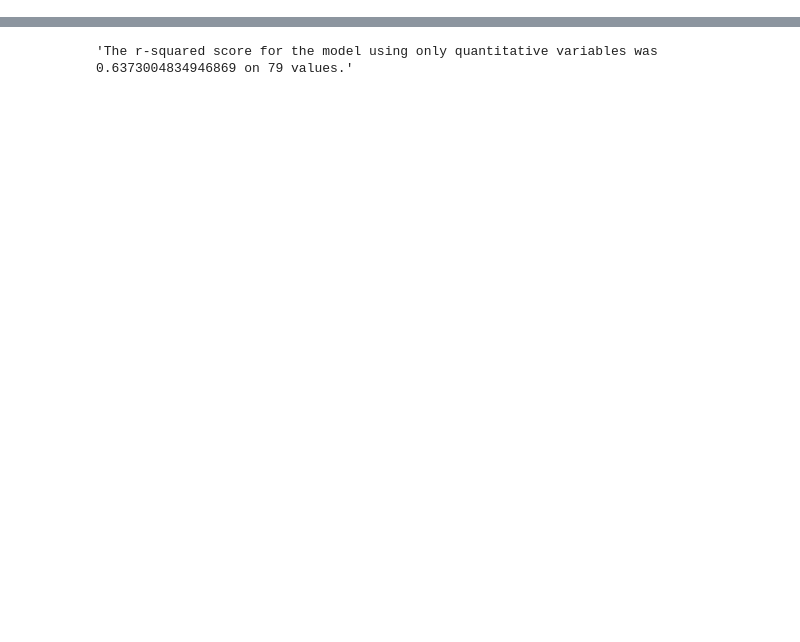
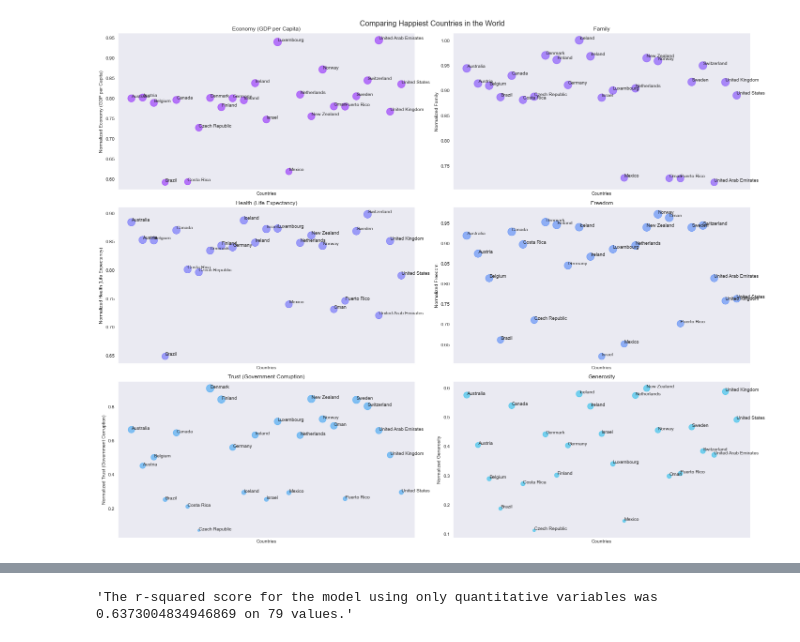
Before and after one commit to saikirankannaiah/pursuit_of_happiness, a Jupyter notebook: Happiness_Analysis.ipynb, the cells around one changed output, grey strips where cells are left out. Cells and saved outputs as stored; diff of their text form; code cells hidden in the pictures; blank space fills up the shorter version.

```diff
--- a/Happiness_Analysis.ipynb
+++ b/Happiness_Analysis.ipynb
@@ -93,4 +0,0 @@ plt.savefig('./plots/Report_results.png', bbox_inches='tight')
-# %%
-columns = df.columns
-cols_to_investigate = ['Economy (GDP per Capita)', 'Family', 'Health (Life Expectancy)',
-       'Freedom', 'Trust (Government Corruption)', 'Generosity', 'Happiness Score']
@@ -504,0 +179,27 @@ Index(['Country', 'Happiness Rank', 'Happiness Score',
+# %%
+# Resetting the index for conveniece
+df_happy_countries_mean = df_mean[df_mean['Happiness Score'] >= 0.8].reset_index(drop=True)
+markerindex = [',', 'x', '+', 'v', '^', '<', '>', 's', 'd']
+
+# Plotting the normalized column features in order to understand what factors in general make the countries happy
+plt.figure(figsize=(20, 16))
+fig_num=1
+for i, col in enumerate(cols_to_investigate):
+    if col != 'Happiness Score':
+        plt.subplot(3, 2, fig_num)
+        plt.tight_layout()
+        plt.scatter(range(len(df_happy_countries_mean)), df_happy_countries_mean[col], s=300 * df_happy_countries_mean[col],
+                   color=colors[i], alpha=0.5)
+
+        plt.xlabel('Countries')
+        plt.ylabel('Normalized '+col)
+
+        for x, y, country, in zip(range(len(df_happy_countries_mean)), df_happy_countries_mean[col], df_happy_countries_mean['Country']):
+            plt.text(x+0.002, y+0.002, country)
+        plt.title(col)
+        plt.xticks([])
+        fig_num += 1
+    plt.suptitle("Comparing Happiest Countries in the World", size=16)
+    plt.savefig('./plots/Comparing_Happiest_Countries_in_the_World.png', bbox_inches='tight')
+# %% [output]
+[figure, added]
```
Also changed, not shown: parts of 82 cells of this notebook, 5 other files.
